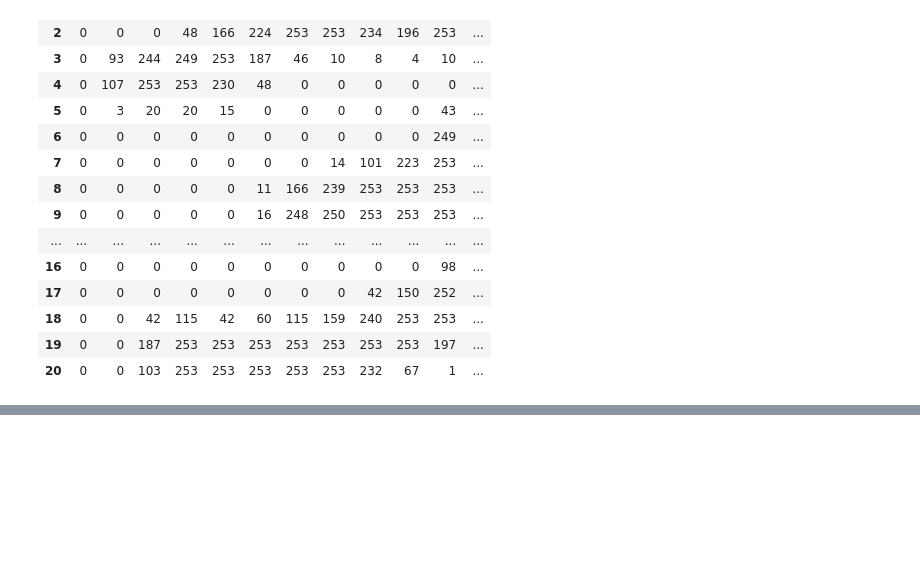
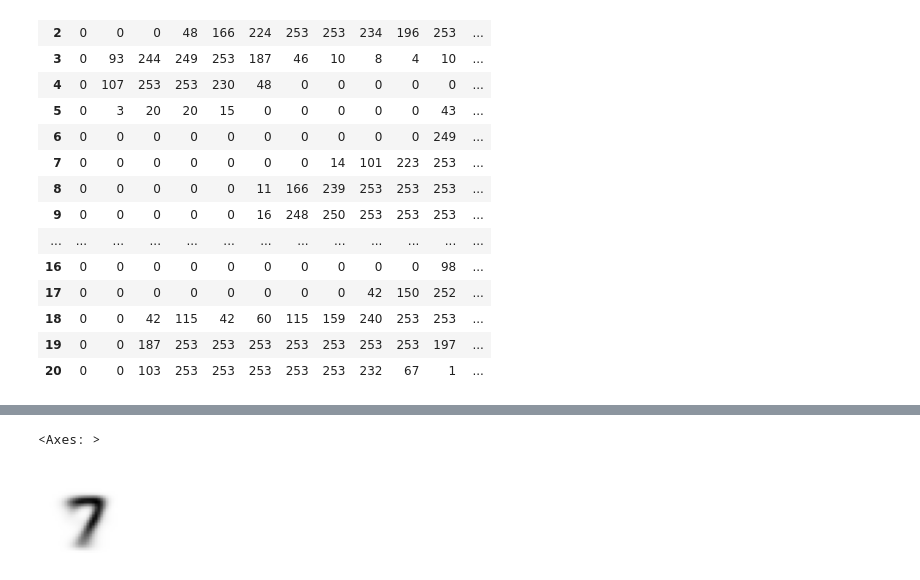
Before and after one commit to diogojfr/fastai-course, a Jupyter notebook: fastai_course/lesson03/04_mnist_basics.ipynb, the cells around one changed output, grey strips where cells are left out. Cells and saved outputs as stored; diff of their text form; code cells hidden in the pictures; blank space fills up the shorter version.

```diff
--- a/fastai_course/lesson03/04_mnist_basics.ipynb
+++ b/fastai_course/lesson03/04_mnist_basics.ipynb
@@ -96,0 +139,6 @@ df.style.set_properties(**{'font-size':'6pt'}).background_gradient('Greys')
+# %%
+mean7 = stacked_sevens.mean(0)
+show_image(mean7)
+# %% [output]
+<Axes: >
+[figure, added]
```
Also changed, not shown: parts of 11 cells of this notebook.
